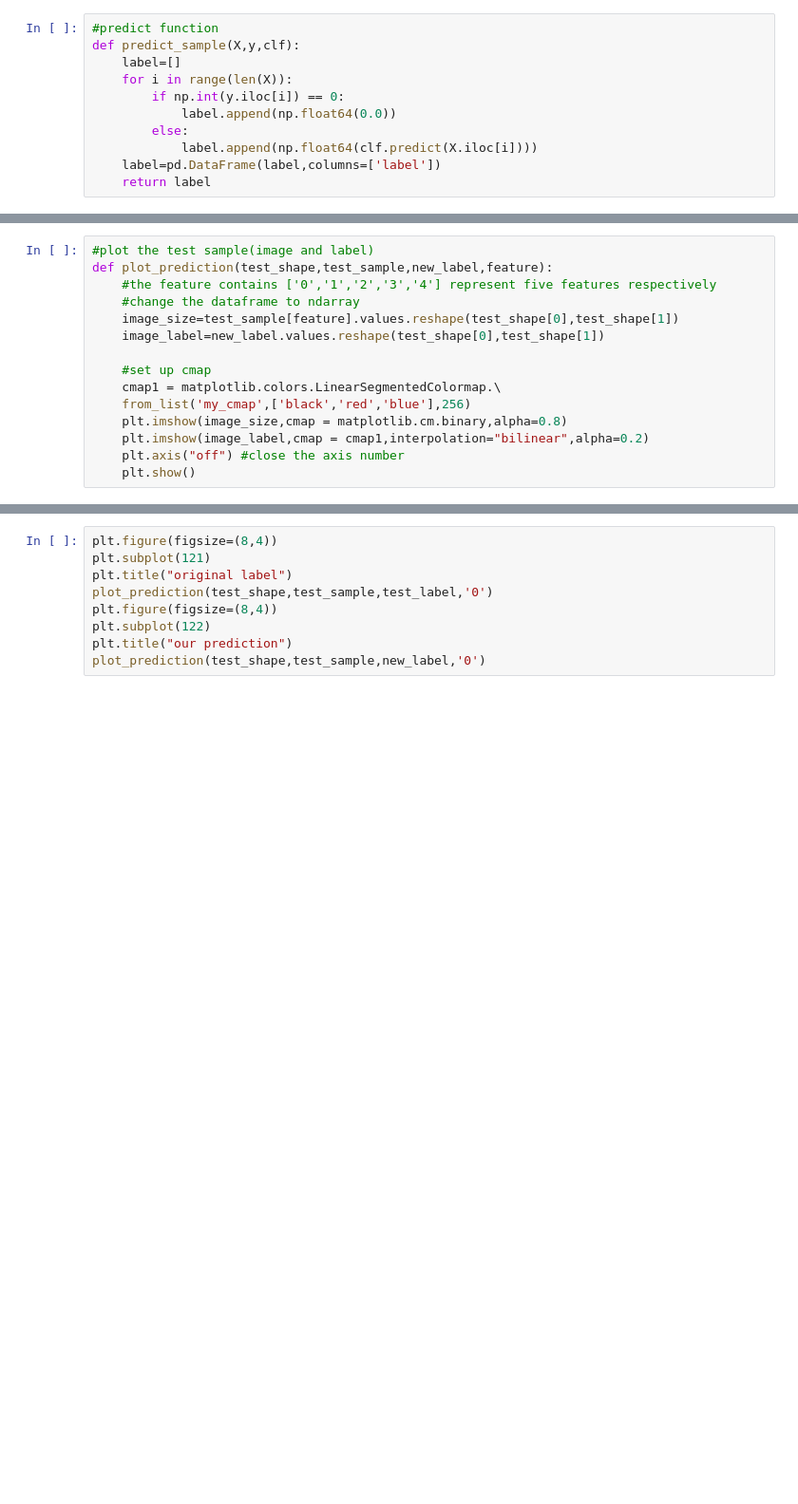
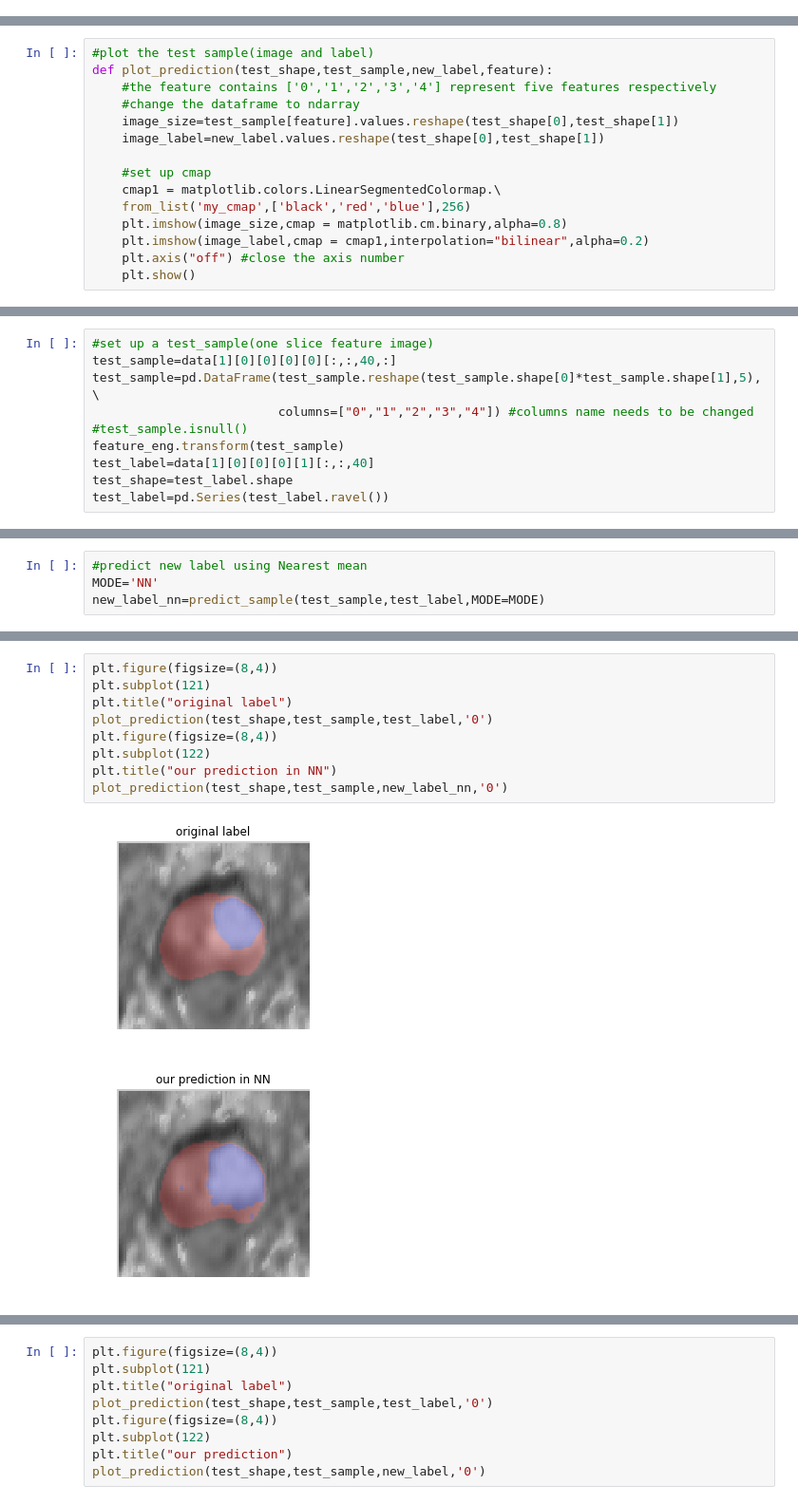
Before and after one commit to yushinliu/lab, a Jupyter notebook: task_1_version_1/Task1.ipynb, the cells around one changed output, grey strips where cells are left out. Shown at 95% size. Saved outputs shown, nothing was run; the diff lists cells and outputs as text; blank space fills up the shorter version.

```diff
--- a/task_1_version_1/Task1.ipynb
+++ b/task_1_version_1/Task1.ipynb
@@ -1083,11 +1172,0 @@ Passing 1d arrays as data is deprecated in 0.17 and will raise ValueError in 0.1
-# %%
-#predict function
-def predict_sample(X,y,clf):
-    label=[]
-    for i in range(len(X)):
-        if np.int(y.iloc[i]) == 0:
-            label.append(np.float64(0.0))
-        else:
-            label.append(np.float64(clf.predict(X.iloc[i])))
-    label=pd.DataFrame(label,columns=['label'])
-    return label
@@ -1129,0 +1218,10 @@ def plot_prediction(test_shape,test_sample,new_label,feature):
+# %%
+#set up a test_sample(one slice feature image)
+test_sample=data[1][0][0][0][0][:,:,40,:]
+test_sample=pd.DataFrame(test_sample.reshape(test_sample.shape[0]*test_sample.shape[1],5),\
+                         columns=["0","1","2","3","4"]) #columns name needs to be changed
+#test_sample.isnull()
+feature_eng.transform(test_sample)
+test_label=data[1][0][0][0][1][:,:,40]
+test_shape=test_label.shape
+test_label=pd.Series(test_label.ravel())
@@ -1129,0 +1230,4 @@ def plot_prediction(test_shape,test_sample,new_label,feature):
+# %%
+#predict new label using Nearest mean
+MODE='NN'
+new_label_nn=predict_sample(test_sample,test_label,MODE=MODE)
@@ -1129,0 +1244,12 @@ def plot_prediction(test_shape,test_sample,new_label,feature):
+# %%
+plt.figure(figsize=(8,4))
+plt.subplot(121)
+plt.title("original label")
+plot_prediction(test_shape,test_sample,test_label,'0')
+plt.figure(figsize=(8,4))
+plt.subplot(122)
+plt.title("our prediction in NN")
+plot_prediction(test_shape,test_sample,new_label_nn,'0')
+# %% [output]
+[figure, added]
+[figure, added]
```
Also changed, not shown: parts of 55 cells of this notebook, 3 other files.
